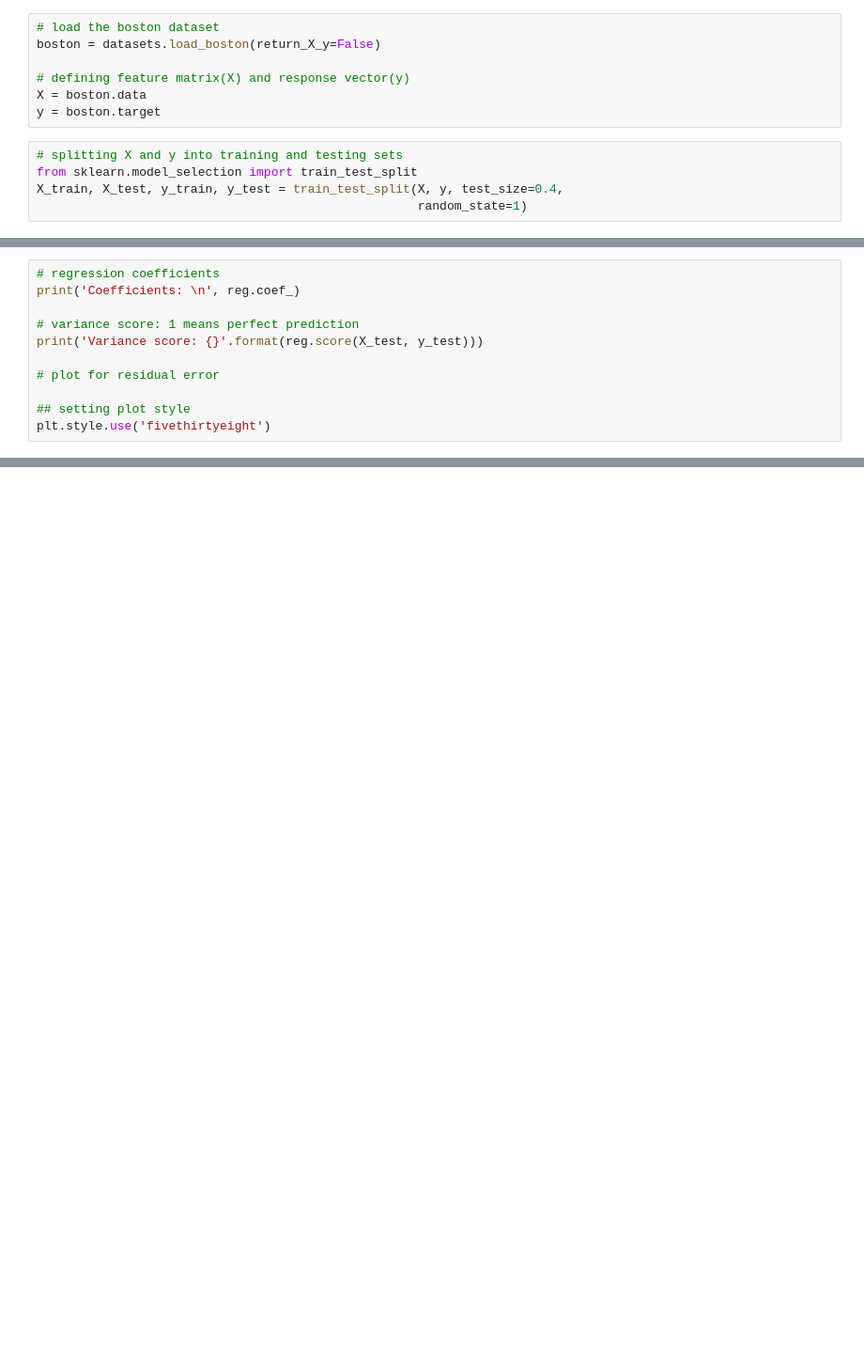
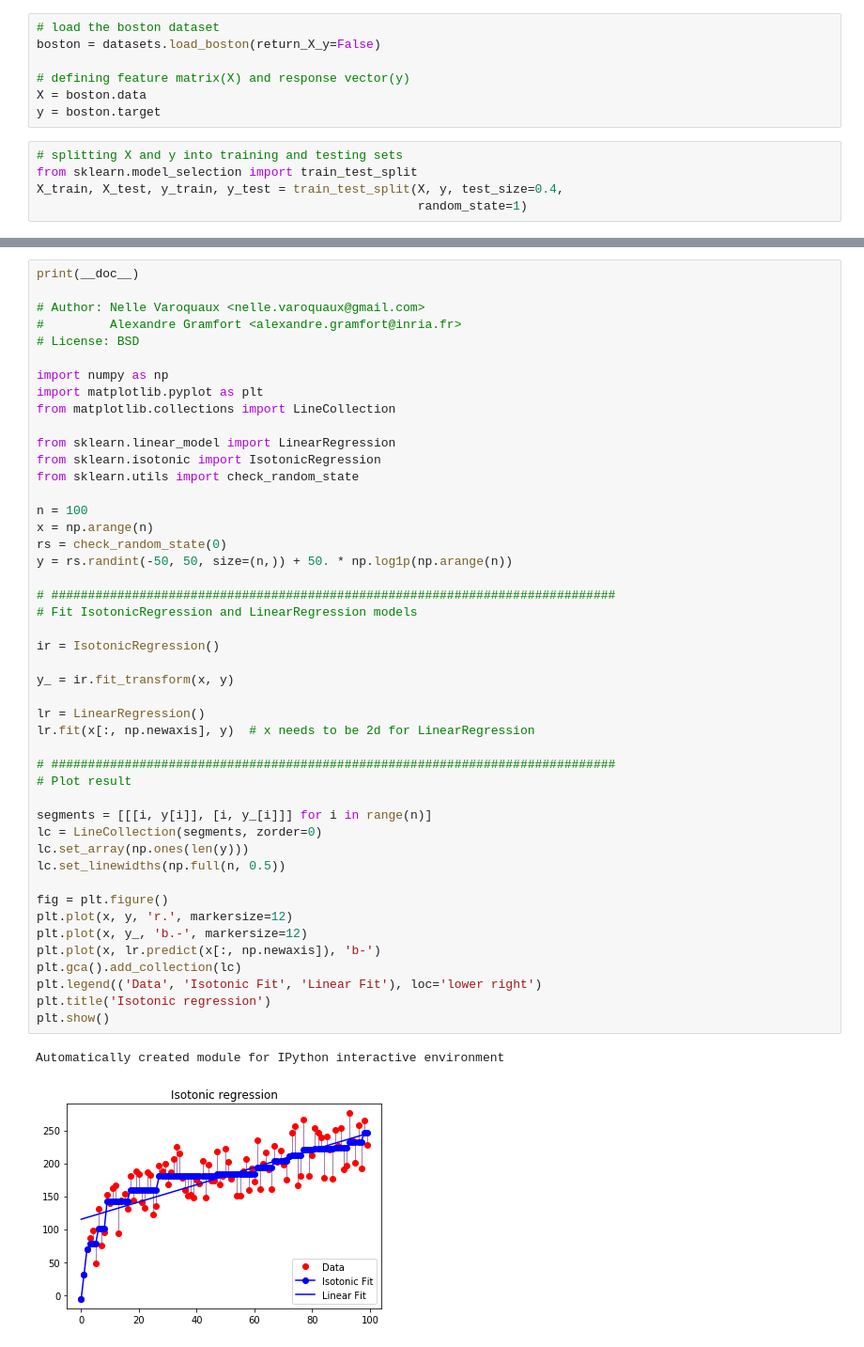
Before and after one commit to anikil/python-basic-maths, a Jupyter notebook: .ipynb, the cells around one changed output, grey strips where cells are left out. Shown at 94% size. Drawn from its saved outputs; the diff is of its cells as text; blank space fills up the shorter version.

```diff
--- a/.ipynb
+++ b/.ipynb
@@ -462,11 +453,0 @@ LinearRegression(copy_X=True, fit_intercept=True, n_jobs=None, normalize=False)
-# %%
-# regression coefficients
-print('Coefficients: \n', reg.coef_)
-
-# variance score: 1 means perfect prediction
-print('Variance score: {}'.format(reg.score(X_test, y_test)))
-
-# plot for residual error
-
-## setting plot style
-plt.style.use('fivethirtyeight')
@@ -550,0 +480,49 @@ Variance score: 0.7209056672661746
+# %%
+print(__doc__)
+
+# Author: Nelle Varoquaux <nelle.varoquaux@gmail.com>
+#         Alexandre Gramfort <alexandre.gramfort@inria.fr>
+# License: BSD
+
+import numpy as np
+import matplotlib.pyplot as plt
+from matplotlib.collections import LineCollection
+
+from sklearn.linear_model import LinearRegression
+from sklearn.isotonic import IsotonicRegression
+from sklearn.utils import check_random_state
+
+n = 100
+x = np.arange(n)
+rs = check_random_state(0)
+y = rs.randint(-50, 50, size=(n,)) + 50. * np.log1p(np.arange(n))
+
+# #############################################################################
+# Fit IsotonicRegression and LinearRegression models
+
+ir = IsotonicRegression()
+
+y_ = ir.fit_transform(x, y)
+
+lr = LinearRegression()
+lr.fit(x[:, np.newaxis], y)  # x needs to be 2d for LinearRegression
+
+# #############################################################################
+# Plot result
+
+segments = [[[i, y[i]], [i, y_[i]]] for i in range(n)]
+lc = LineCollection(segments, zorder=0)
+lc.set_array(np.ones(len(y)))
+lc.set_linewidths(np.full(n, 0.5))
+
+fig = plt.figure()
+plt.plot(x, y, 'r.', markersize=12)
+plt.plot(x, y_, 'b.-', markersize=12)
+plt.plot(x, lr.predict(x[:, np.newaxis]), 'b-')
+plt.gca().add_collection(lc)
+plt.legend(('Data', 'Isotonic Fit', 'Linear Fit'), loc='lower right')
+plt.title('Isotonic regression')
+plt.show()
+# %% [output]
+Automatically created module for IPython interactive environment
+[figure, added]
```
Also changed, not shown: parts of 19 cells of this notebook, 1 other file.
